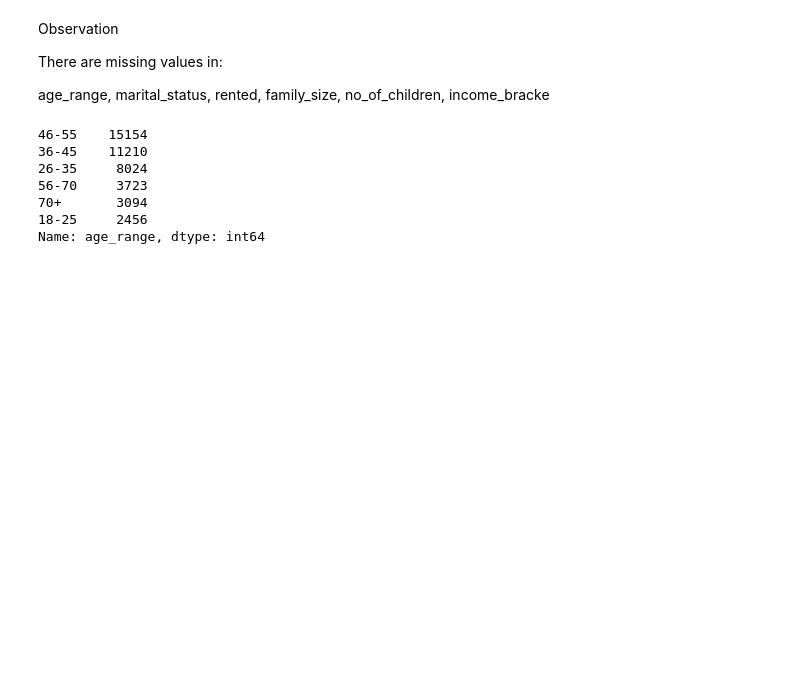
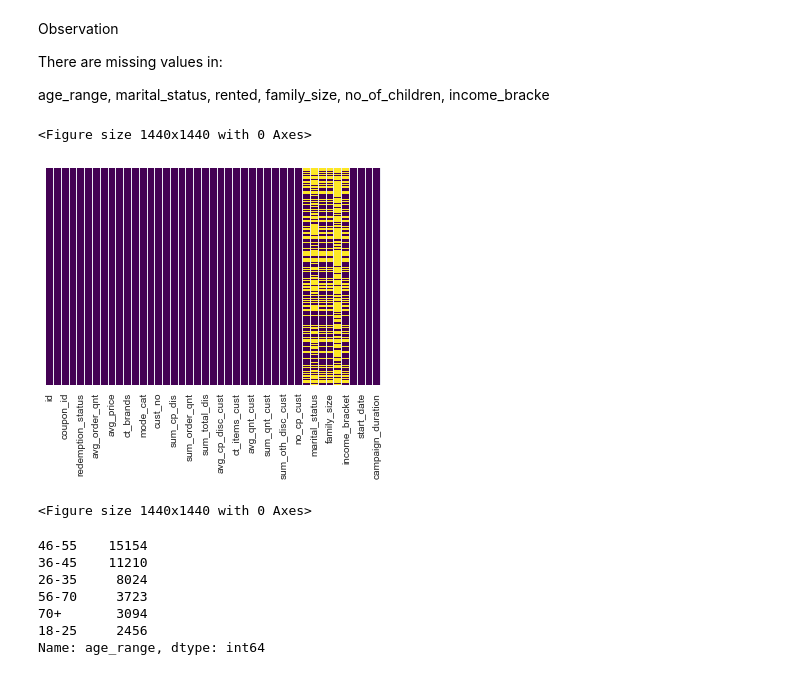
Before and after one commit to nkukadiya89/coupon-redemption-ML, a Jupyter notebook: data_analysis.ipynb, the cells around one changed output. Drawn from its saved outputs; the diff is of its cells as text; code cells hidden in the pictures; blank space fills up the shorter version.

```diff
--- a/data_analysis.ipynb
+++ b/data_analysis.ipynb
@@ -1334,6 +1338,13 @@ rented,
 family_size,
 no_of_children,
 income_bracke
+# %%
+sns.heatmap(train_final.isnull(),yticklabels=False,cbar=False,cmap='viridis')
+plt.figure(figsize=(20,20))
+# %% [output]
+<Figure size 1440x1440 with 0 Axes>
+[figure, added]
+<Figure size 1440x1440 with 0 Axes>
 # %%
 #for age
 # %%
```
Also changed, not shown: parts of 21 cells of this notebook.
